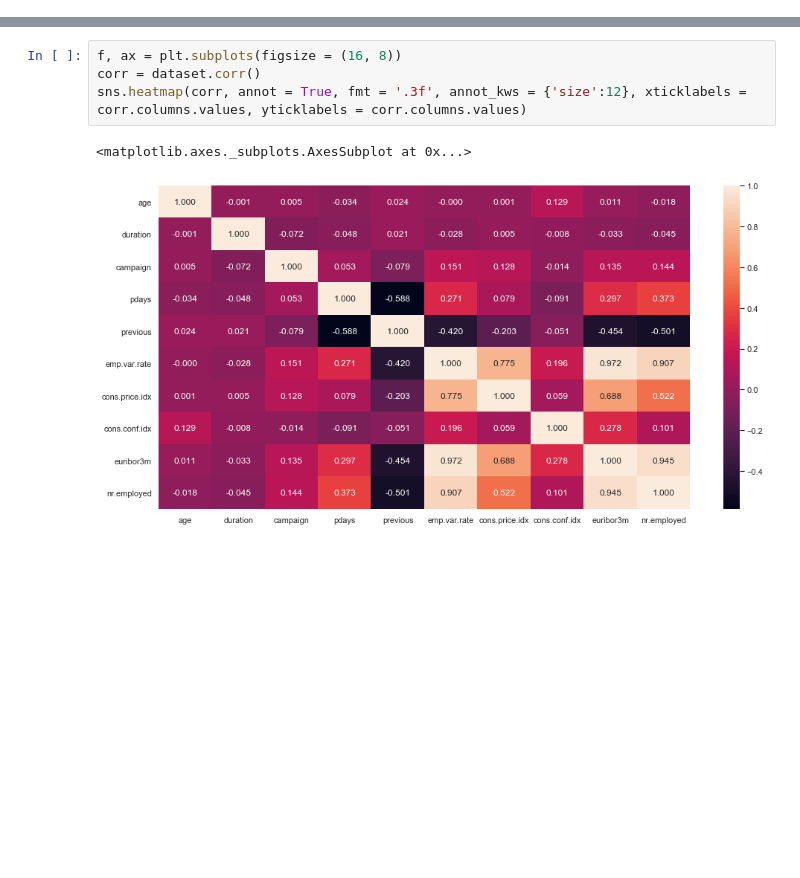
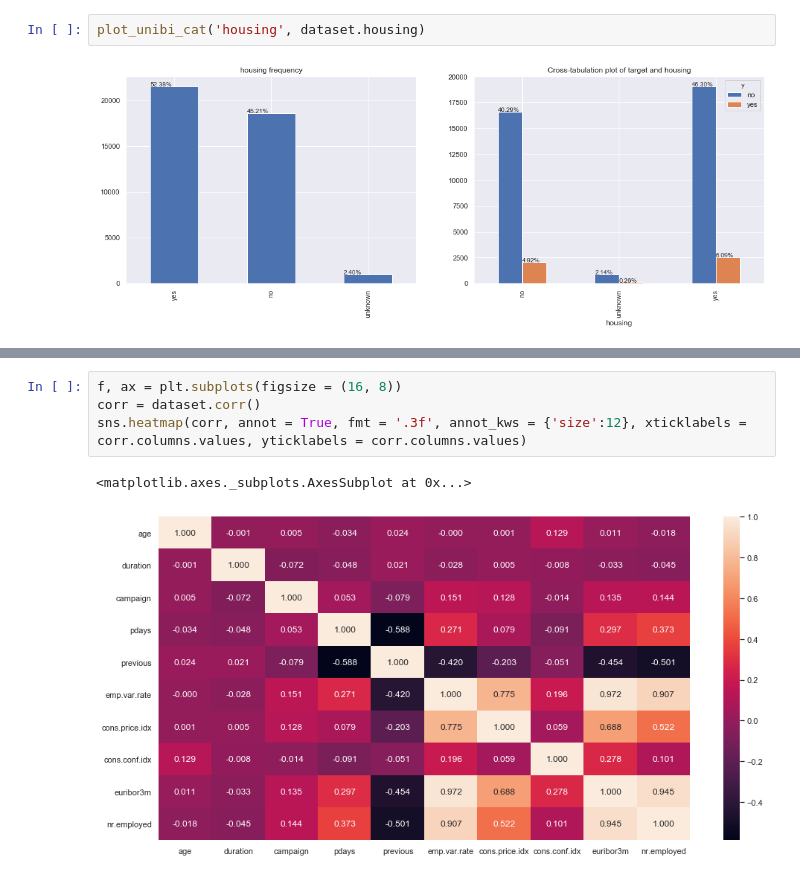
Before and after one commit to Kiiru-Anastasia/10acadWeeklyChallenges, a Jupyter notebook: Week6/notebooks/Term_Deposit.Predictive_Model.ipynb, the cells around one changed output, grey strips where cells are left out. Drawn from its saved outputs; the diff is of its cells as text; blank space fills up the shorter version.

```diff
--- a/Week6/notebooks/Term_Deposit.Predictive_Model.ipynb
+++ b/Week6/notebooks/Term_Deposit.Predictive_Model.ipynb
@@ -74,0 +246,4 @@ dataset.head()
+# %%
+plot_unibi_cat('housing', dataset.housing)
+# %% [output]
+[figure, added]
```
Also changed, not shown: parts of 92 cells of this notebook, 16 other files.
